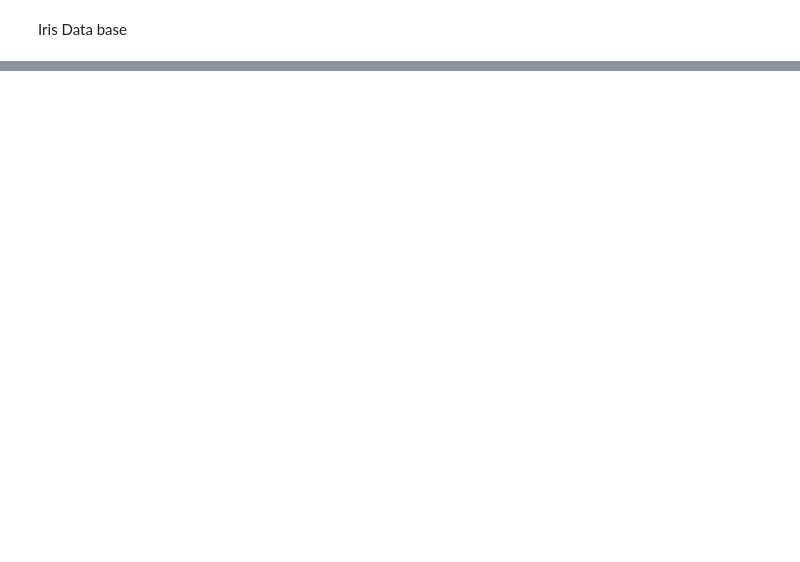
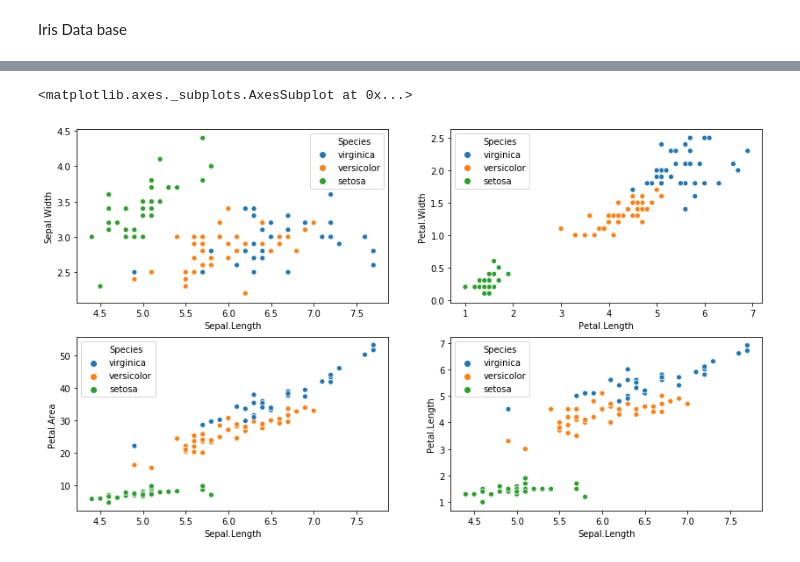
Before and after one commit to Mattsantos541/ds-methodologies-exercises, a Jupyter notebook: Classification/classification_exercises.ipynb, the cells around one changed output, grey strips where cells are left out. Drawn from its saved outputs; the diff is of its cells as text; code cells hidden in the pictures; blank space fills up the shorter version.

```diff
--- a/Classification/classification_exercises.ipynb
+++ b/Classification/classification_exercises.ipynb
@@ -168,0 +192,14 @@ Is the sepal length significantly different in virginica compared to versicolor?
+# %%
+train_df['Sepal.Area'] = train_df['Sepal.Width'] * train_df['Sepal.Length']
+train_df['Petal.Area'] = train_df['Petal.Length'] * train_df['Sepal.Length']
+train_df.head()
+import numpy as np
+ax = plt.subplots(nrows=2, ncols=2, figsize=(14,8))[1]
+
+sns.scatterplot('Sepal.Length', 'Sepal.Width', hue='Species', data=train_df, ax=ax[0][0])
+sns.scatterplot('Petal.Length', 'Petal.Width', hue='Species', data=train_df, ax=ax[0][1])
+sns.scatterplot('Sepal.Length', 'Petal.Area', hue='Species', data=train_df, ax=ax[1][0])
+sns.scatterplot('Sepal.Length', 'Petal.Length', hue='Species', data=train_df, ax=ax[1][1])
+# %% [output]
+<matplotlib.axes._subplots.AxesSubplot at 0x...>
+[figure, added]
```
Also changed, not shown: parts of 22 cells of this notebook, 2 other files.
